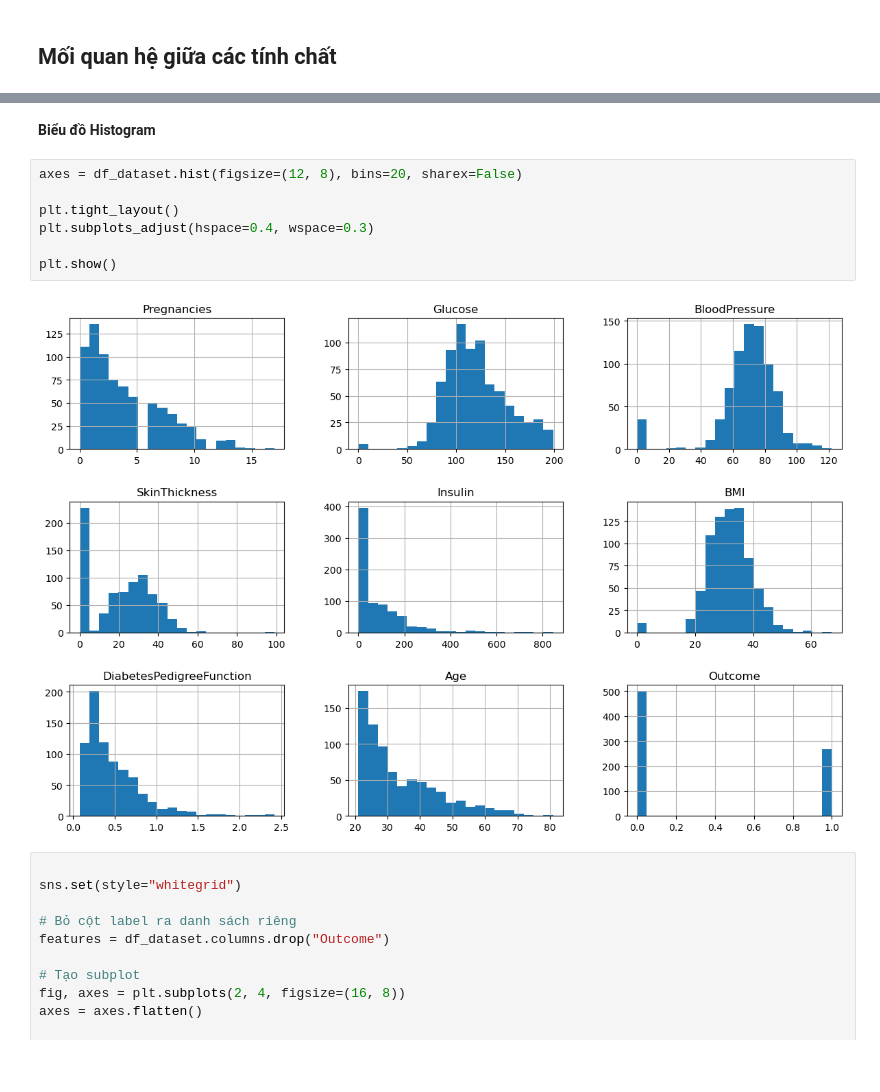
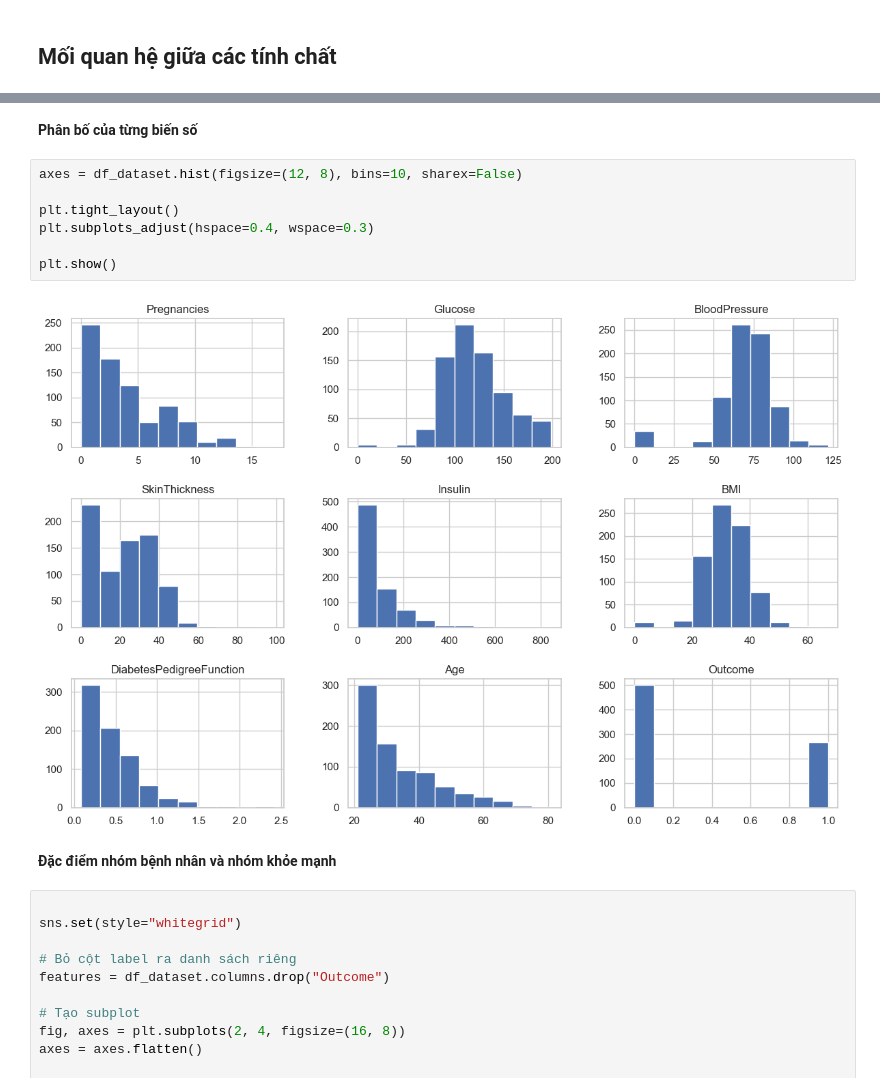
Before and after one commit to JaseSous/ai-project, a Jupyter notebook: eda/pima_indian_diabetes.ipynb, the cells around one changed output, grey strips where cells are left out. Drawn from its saved outputs; the diff is of its cells as text; blank space fills up the shorter version.

```diff
--- a/eda/pima_indian_diabetes.ipynb
+++ b/eda/pima_indian_diabetes.ipynb
@@ -244,14 +244,16 @@ df_dataset.plot(kind="box", figsize=(12,6));
 # %% [markdown]
-**Biểu đồ Histogram**
+**Phân bố của từng biến số**
 # %%
-axes = df_dataset.hist(figsize=(12, 8), bins=20, sharex=False)
+axes = df_dataset.hist(figsize=(12, 8), bins=10, sharex=False)
 
 plt.tight_layout()
 plt.subplots_adjust(hspace=0.4, wspace=0.3)
 
 plt.show()
 # %% [output]
-[figure, old version]
+[figure, new version]
+# %% [markdown]
+**Đặc điểm nhóm bệnh nhân và nhóm khỏe mạnh**
 # %%
 
 sns.set(style="whitegrid")
```
Also changed, not shown: parts of 40 cells of this notebook, 1 other file.
